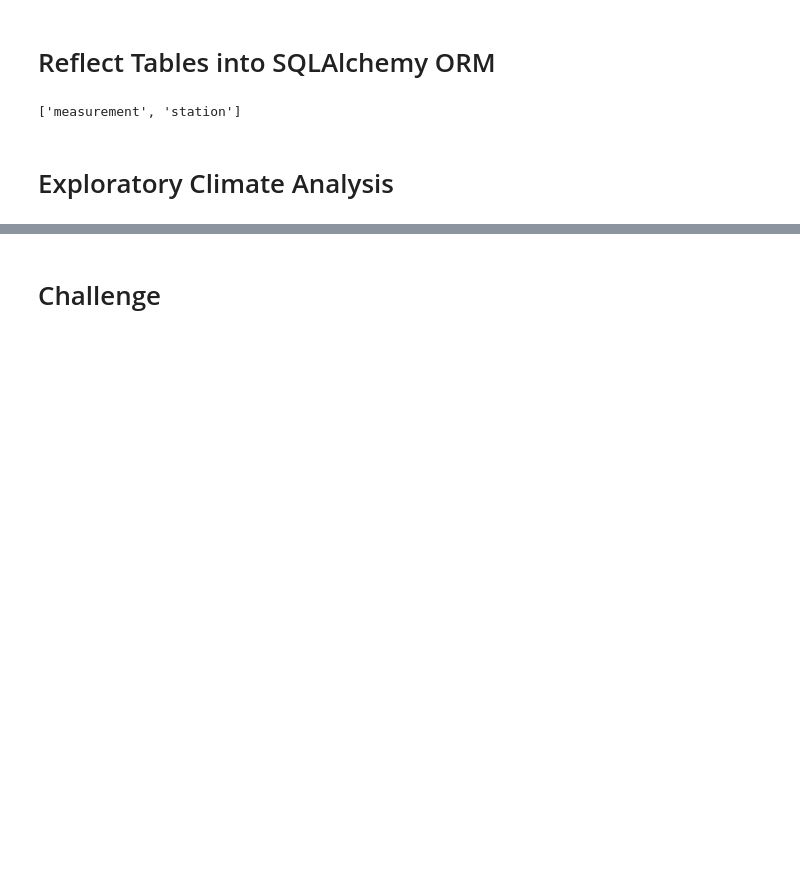
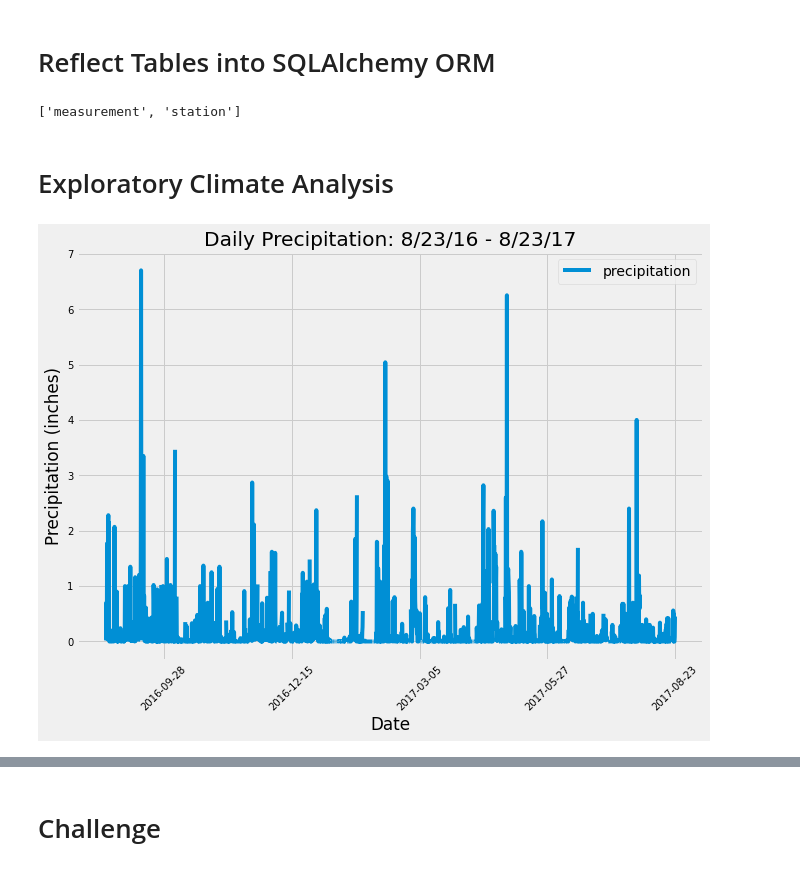
Before and after one commit to bradydwilton/surfs_up, a Jupyter notebook: climate_analysis.ipynb, the cells around one changed output, grey strips where cells are left out. Saved outputs shown, nothing was run; the diff lists cells and outputs as text; code cells hidden in the pictures; blank space fills up the shorter version.

```diff
--- a/climate_analysis.ipynb
+++ b/climate_analysis.ipynb
@@ -38,16 +38,24 @@ session = Session(engine)
 # Exploratory Climate Analysis
 # %%
 # Design a query to retrieve the last 12 months of precipitation data and plot the results.
+
 #Starting from the last data point in the database.
+start_date = dt.date(2017,8,23)
 
 # Calculate the date one year from the last date in data set.
+prev_year = start_date - dt.timedelta(days=365)
 
 # Perform a query to retrieve the data and precipitation scores
+results = session.query(Measurement.date,Measurement.prcp).filter(Measurement.date >= prev_year).all()
 
 # Save the query results as a Pandas DataFrame and set the index to the date column
-
+results_df =pd.DataFrame(results, columns = ['date','precipitation'])
+results_df.set_index('date',inplace=True)
 # Sort the dataframe by date
-
+results_df.sort_values('date',ascending=False,inplace=True)
 # Use Pandas Plotting with Matplotlib to plot the data
+results_df.plot(figsize=(10,7),rot=45,title='Daily Precipitation: 8/23/16 - 8/23/17',xlabel='Date',ylabel='Precipitation (inches)',fontsize=10).invert_xaxis()
+# %% [output]
+[figure, added]
 # %%
 # Use Pandas to calcualte the summary statistics for the precipitation data
```
Also changed, not shown: parts of 1 cell of this notebook.
